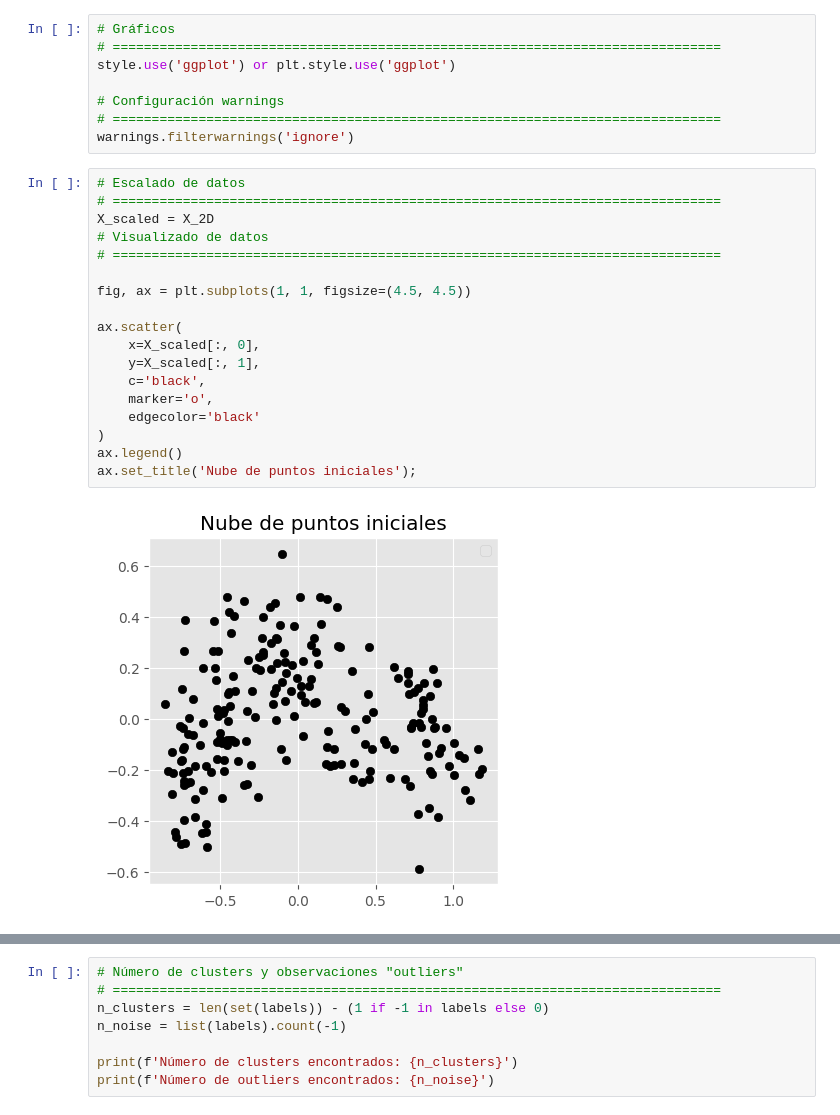
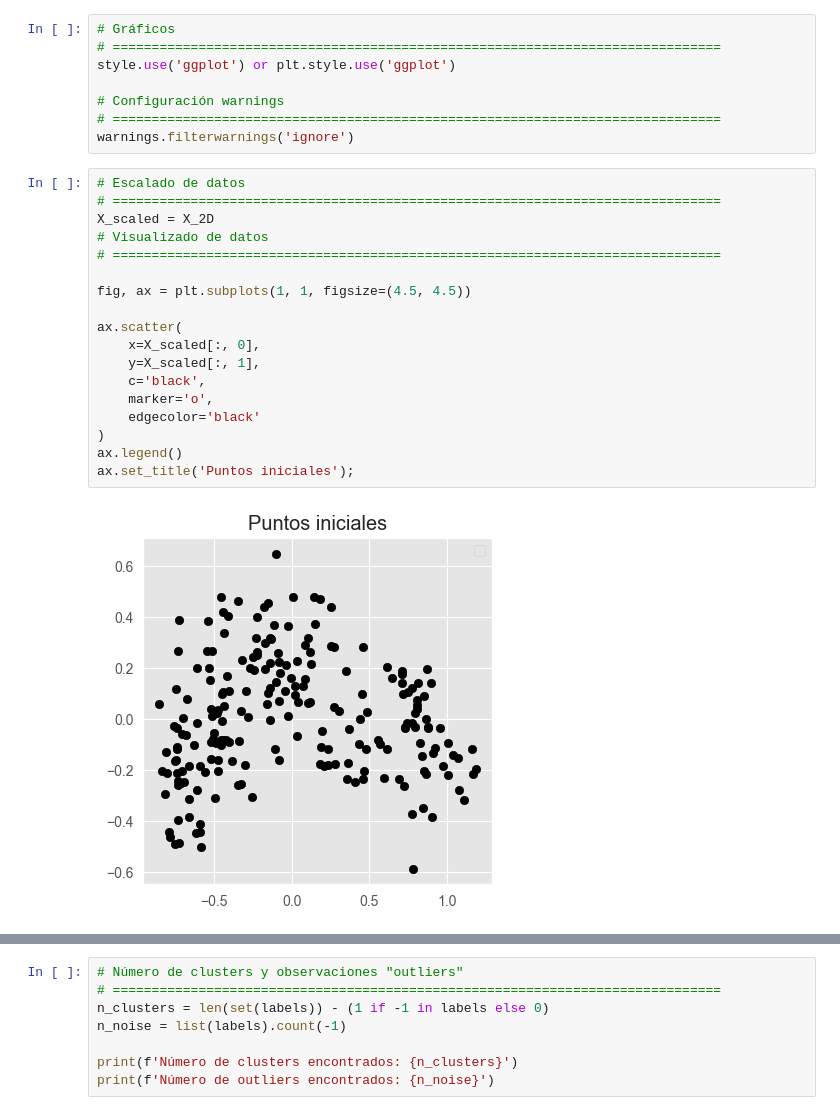
Before and after one commit to liangjizhu/Aprendizaje-Automatico-lab-2, a Jupyter notebook: notebook1.ipynb, the cells around one changed output, grey strips where cells are left out. Drawn from its saved outputs; the diff is of its cells as text.

Commit message:
DBSCAN graph update

```diff
--- a/notebook1.ipynb
+++ b/notebook1.ipynb
@@ -319,23 +267,23 @@ warnings.filterwarnings('ignore')
 # %%
 # Escalado de datos
 # ==============================================================================
 X_scaled = X_2D
 # Visualizado de datos
 # ==============================================================================
 
 fig, ax = plt.subplots(1, 1, figsize=(4.5, 4.5))
 
 ax.scatter(
     x=X_scaled[:, 0],
     y=X_scaled[:, 1],
     c='black',
     marker='o',
     edgecolor='black'
 )
 ax.legend()
-ax.set_title('Nube de puntos iniciales');
+ax.set_title('Puntos iniciales');
 # %% [output]
-[figure, old version]
+[figure, new version]
 # %%
 # Modelo
 # ==============================================================================
```
Also changed, not shown: parts of 14 cells of this notebook.
